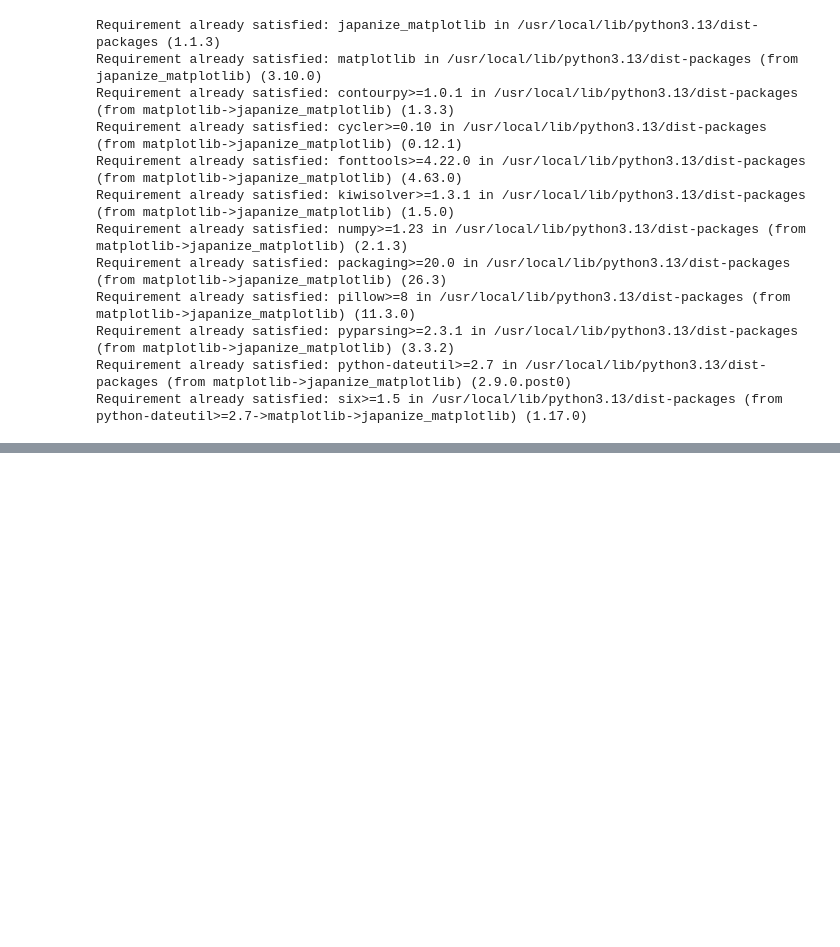
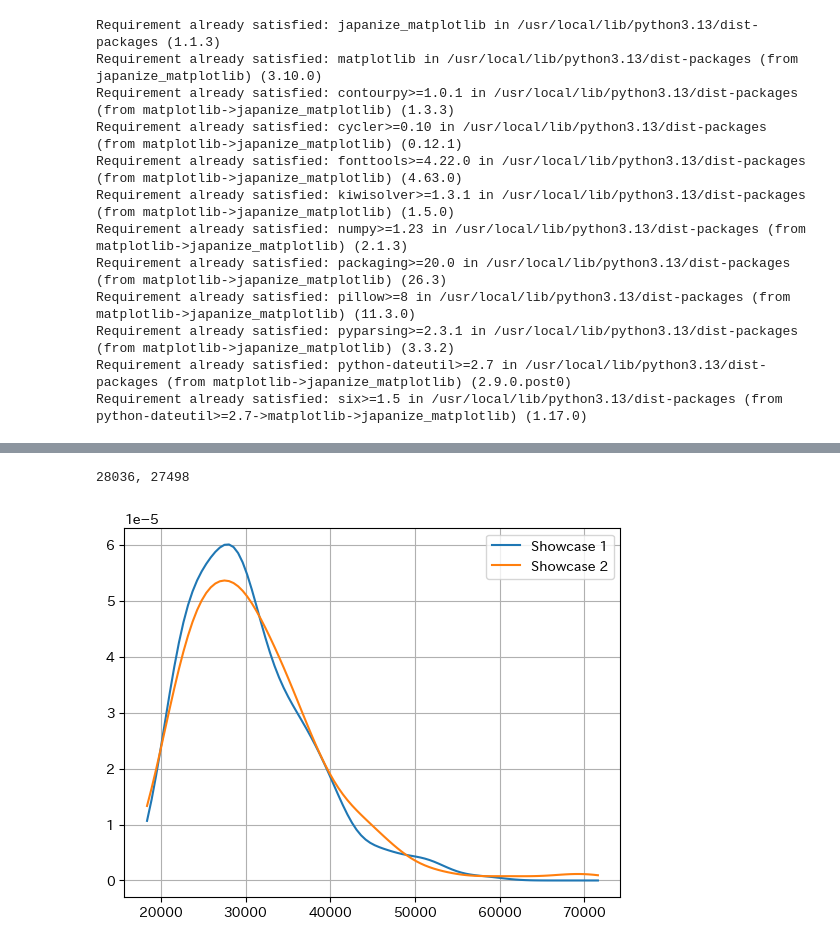
Before and after one commit to HiroshiATakano/GitHub, a Jupyter notebook: 6_決定分析＿検証用.ipynb, the cells around one changed output, grey strips where cells are left out. Cells and saved outputs as stored; diff of their text form; code cells hidden in the pictures; blank space fills up the shorter version.

```diff
--- a/6_決定分析＿検証用.ipynb
+++ b/6_決定分析＿検証用.ipynb
@@ -29,0 +56,11 @@ ModuleNotFoundError: No module named 'thinkbayes'
+# %%
+df = pd.read_csv("showcases.2012.csv").T
+
+df.columns = df.iloc[0]
+df = df.iloc[1:].reset_index(drop=True)
+df = df.loc[:, df.columns.notna()]
+df = df.astype(float)
+df2 = df.copy()
+# %%
+df3 = pd.concat([df1,df2],axis=0, ignore_index=True)
+df3 = df3.astype(float)
@@ -29,0 +76,30 @@ ModuleNotFoundError: No module named 'thinkbayes'
+# %%
+Showcase1 = df3["Showcase 1"].to_numpy()
+Showcase2 = df3["Showcase 2"].to_numpy()
+# %%
+from scipy.stats import  gaussian_kde
+
+kde1 = gaussian_kde(Showcase1)
+kde2 = gaussian_kde(Showcase2)
+
+xmin = min(min(Showcase1), min(Showcase2))
+xmax = max(max(Showcase1), max(Showcase2))
+
+x = np.linspace(xmin, xmax, 100)
+
+pdf1 = kde1(x)
+pdf2 = kde2(x)
+
+mode_price1 = x[np.argmax(pdf1)]
+mode_price2 = x[np.argmax(pdf2)]
+
+
+print(f"{mode_price1:.0f}, {mode_price2:.0f}")
+
+plt.plot(x, kde1(x), label='Showcase 1')
+plt.plot(x, kde2(x), label='Showcase 2')
+plt.legend()
+plt.grid(True)
+# %% [output]
+28036, 27498
+[figure, added]
```
Also changed, not shown: parts of 4 cells of this notebook.
